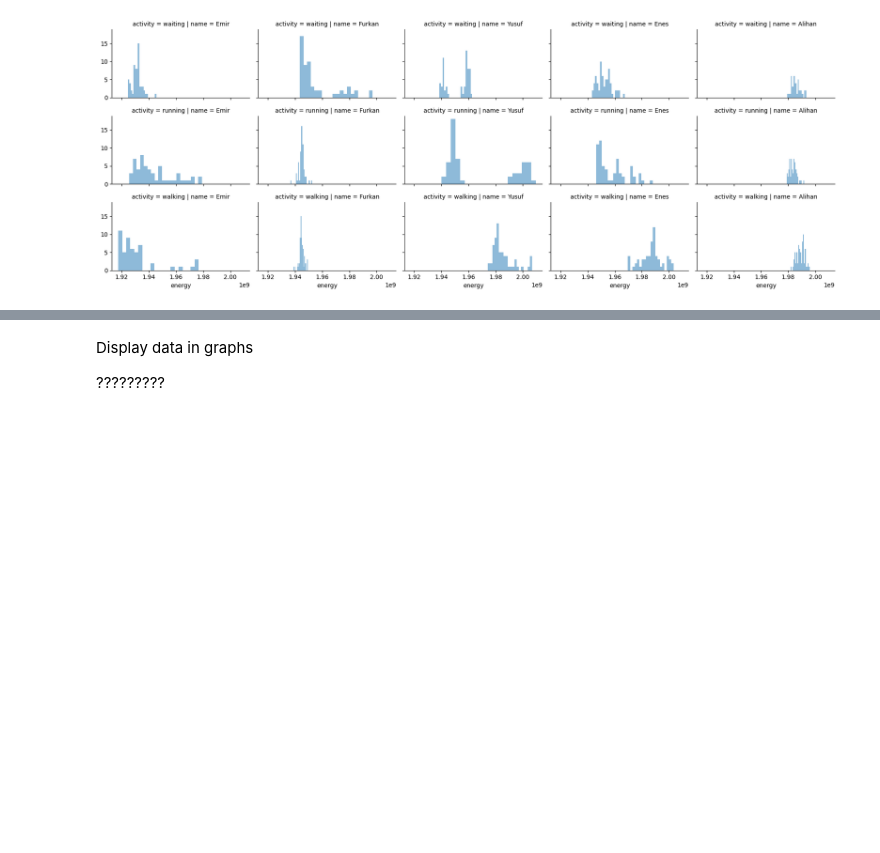
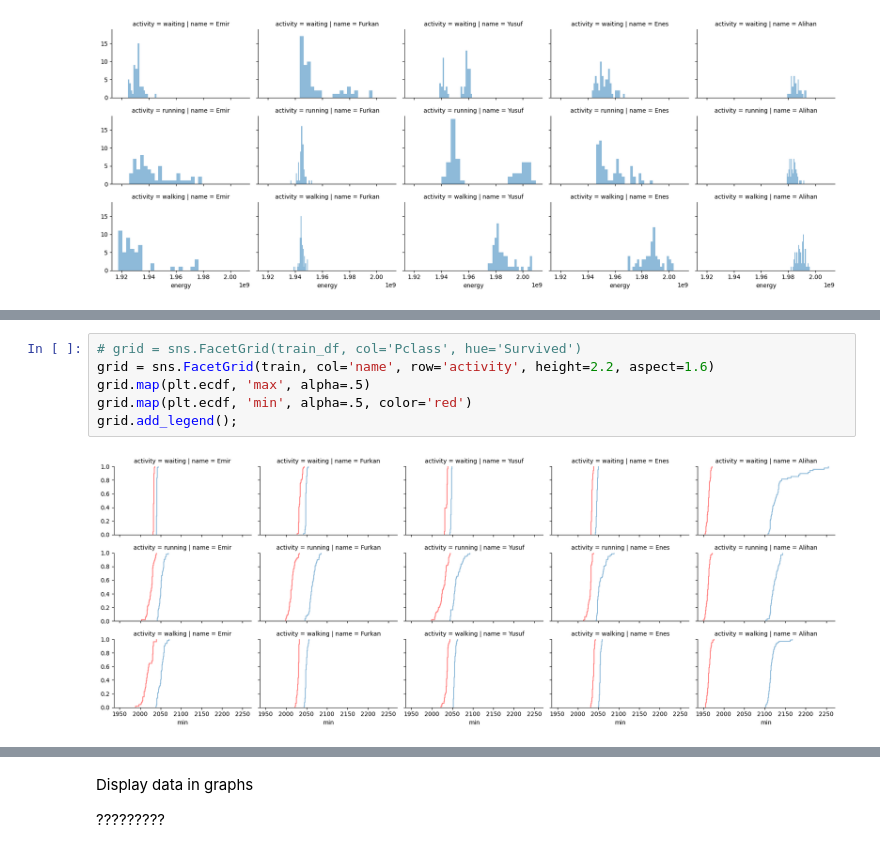
Before and after one commit to SShar195/CSE572GroupProject, a Jupyter notebook: group-project.ipynb, the cells around one changed output, grey strips where cells are left out. Cells and saved outputs as stored; diff of their text form; blank space fills up the shorter version.

```diff
--- a/group-project.ipynb
+++ b/group-project.ipynb
@@ -133,0 +135,8 @@ grid.add_legend();
+# %%
+# grid = sns.FacetGrid(train_df, col='Pclass', hue='Survived')
+grid = sns.FacetGrid(train, col='name', row='activity', height=2.2, aspect=1.6)
+grid.map(plt.ecdf, 'max', alpha=.5)
+grid.map(plt.ecdf, 'min', alpha=.5, color='red')
+grid.add_legend();
+# %% [output]
+[figure, added]
```
Also changed, not shown: parts of 4 cells of this notebook.
